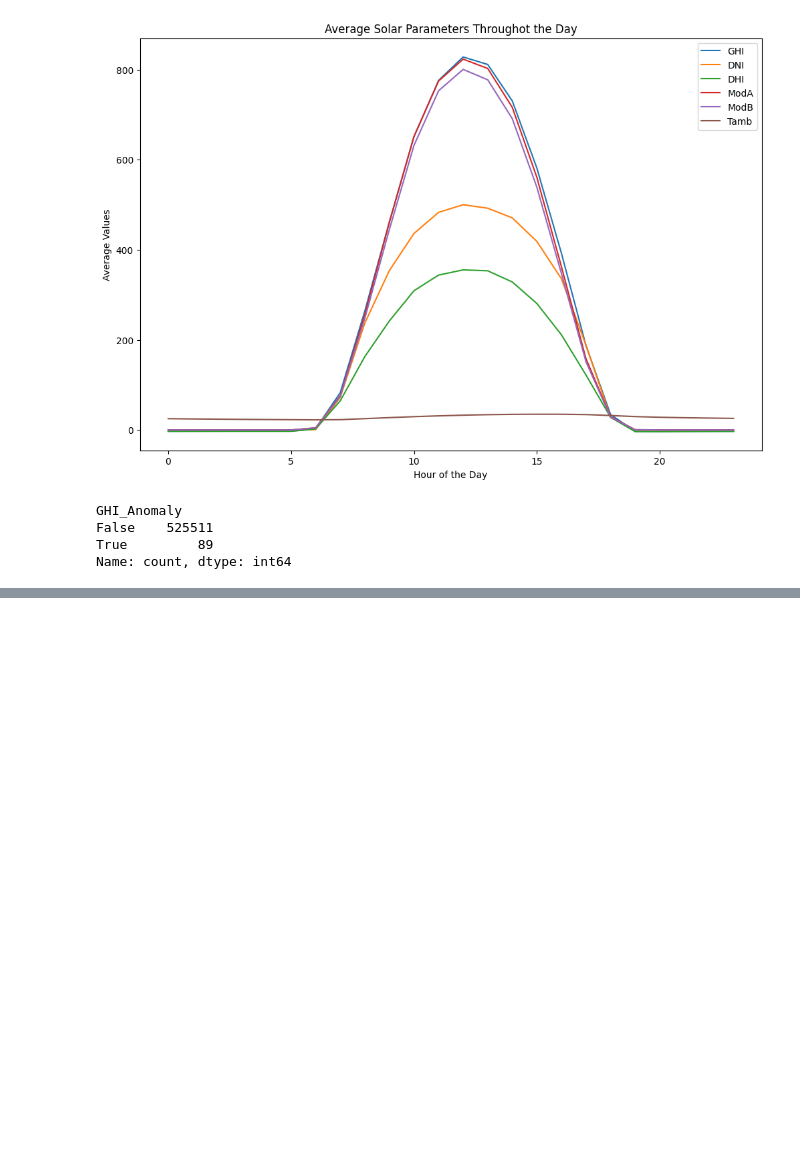
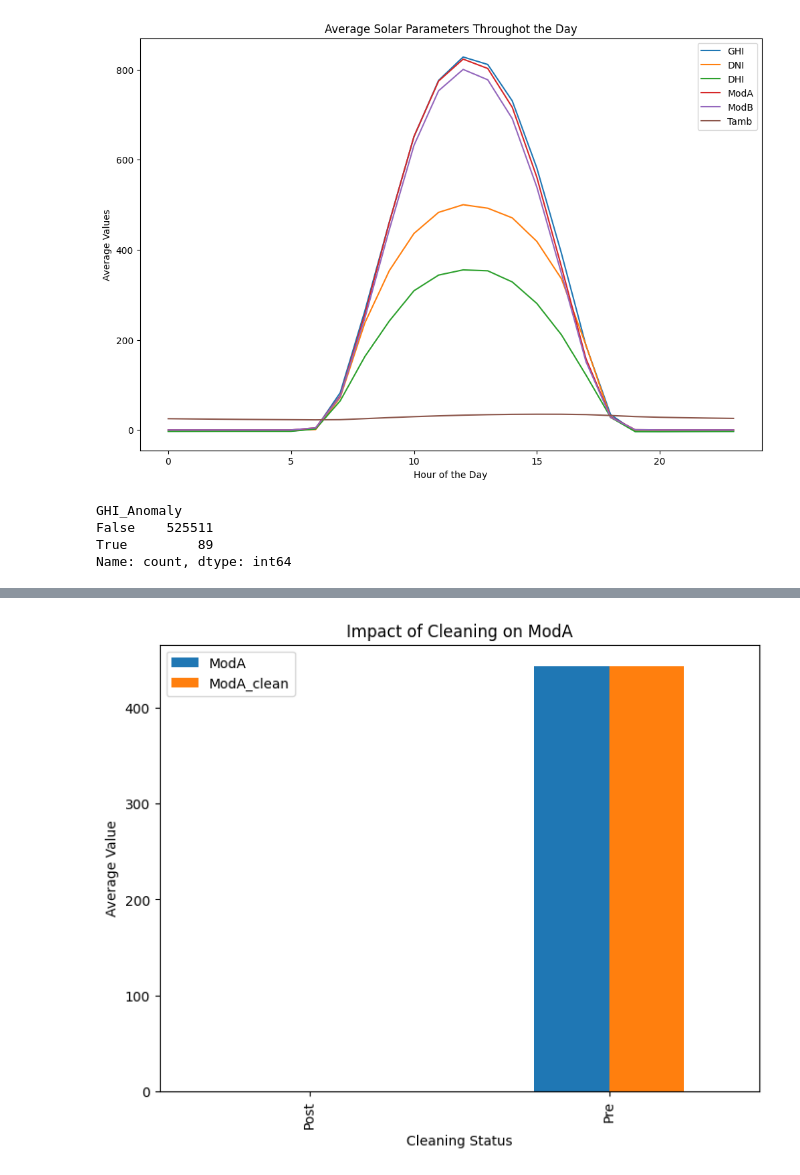
Before and after one commit to Kidist-c/solar-challenge-week1, a Jupyter notebook: notebooks/benin-eda.ipynb, the cells around one changed output, grey strips where cells are left out. Cells and saved outputs as stored; diff of their text form; code cells hidden in the pictures; blank space fills up the shorter version.

```diff
--- a/notebooks/benin-eda.ipynb
+++ b/notebooks/benin-eda.ipynb
@@ -302,0 +360,8 @@ plt.show()
+# %%
+avg_moda.plot(kind='bar', figsize=(8,6)) # plot to show impact of cleaning on ModA
+plt.title('Impact of Cleaning on ModA')
+plt.ylabel('Average Value')
+plt.xlabel('Cleaning Status')
+plt.show()
+# %% [output]
+[figure, added]
```
Also changed, not shown: parts of 14 cells of this notebook.
